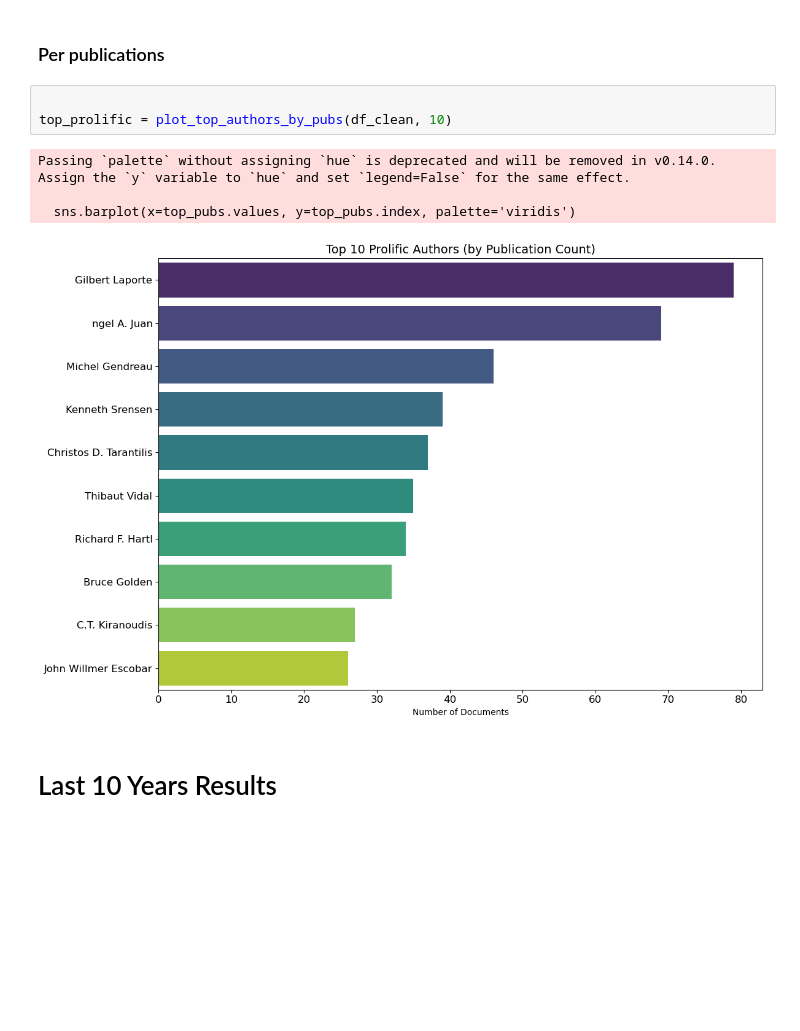
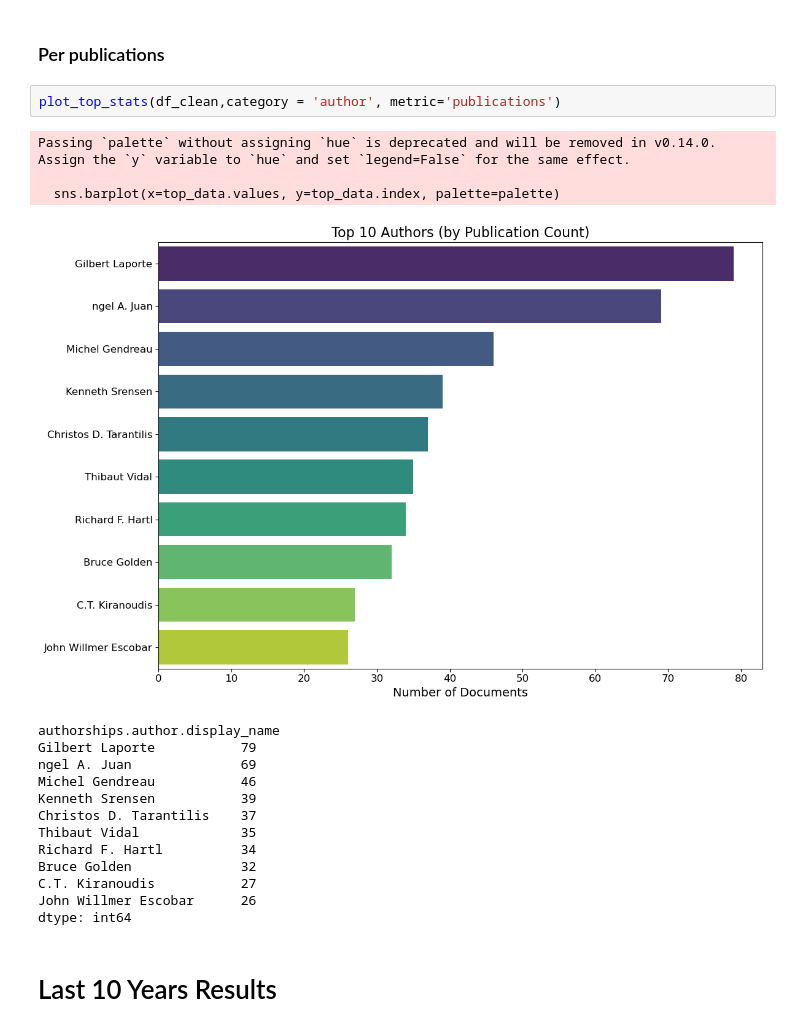
Before and after one commit to helpenrod/VRP_review, a Jupyter notebook: bibliometric_reserch01.ipynb, the cells around one changed output. Saved outputs shown, nothing was run; the diff lists cells and outputs as text; blank space fills up the shorter version.

```diff
--- a/bibliometric_reserch01.ipynb
+++ b/bibliometric_reserch01.ipynb
@@ -575,13 +590,24 @@ NameError: name 'plot_top_authors' is not defined
 # %% [markdown]
 ### Per publications
 # %%
-
-top_prolific = plot_top_authors_by_pubs(df_clean, 10)
+plot_top_stats(df_clean,category = 'author', metric='publications')
 # %% [output]
 Passing `palette` without assigning `hue` is deprecated and will be removed in v0.14.0. Assign the `y` variable to `hue` and set `legend=False` for the same effect.
 
-  sns.barplot(x=top_pubs.values, y=top_pubs.index, palette='viridis')
+  sns.barplot(x=top_data.values, y=top_data.index, palette=palette)
-[figure, old version]
+[figure, new version]
+authorships.author.display_name
+Gilbert Laporte           79
+ngel A. Juan              69
+Michel Gendreau           46
+Kenneth Srensen           39
+Christos D. Tarantilis    37
+Thibaut Vidal             35
+Richard F. Hartl          34
+Bruce Golden              32
+C.T. Kiranoudis           27
+John Willmer Escobar      26
+dtype: int64
 # %% [markdown]
 # Last 10 Years Results
 # %%
```
Also changed, not shown: parts of 1 cell of this notebook, 8 other files.
